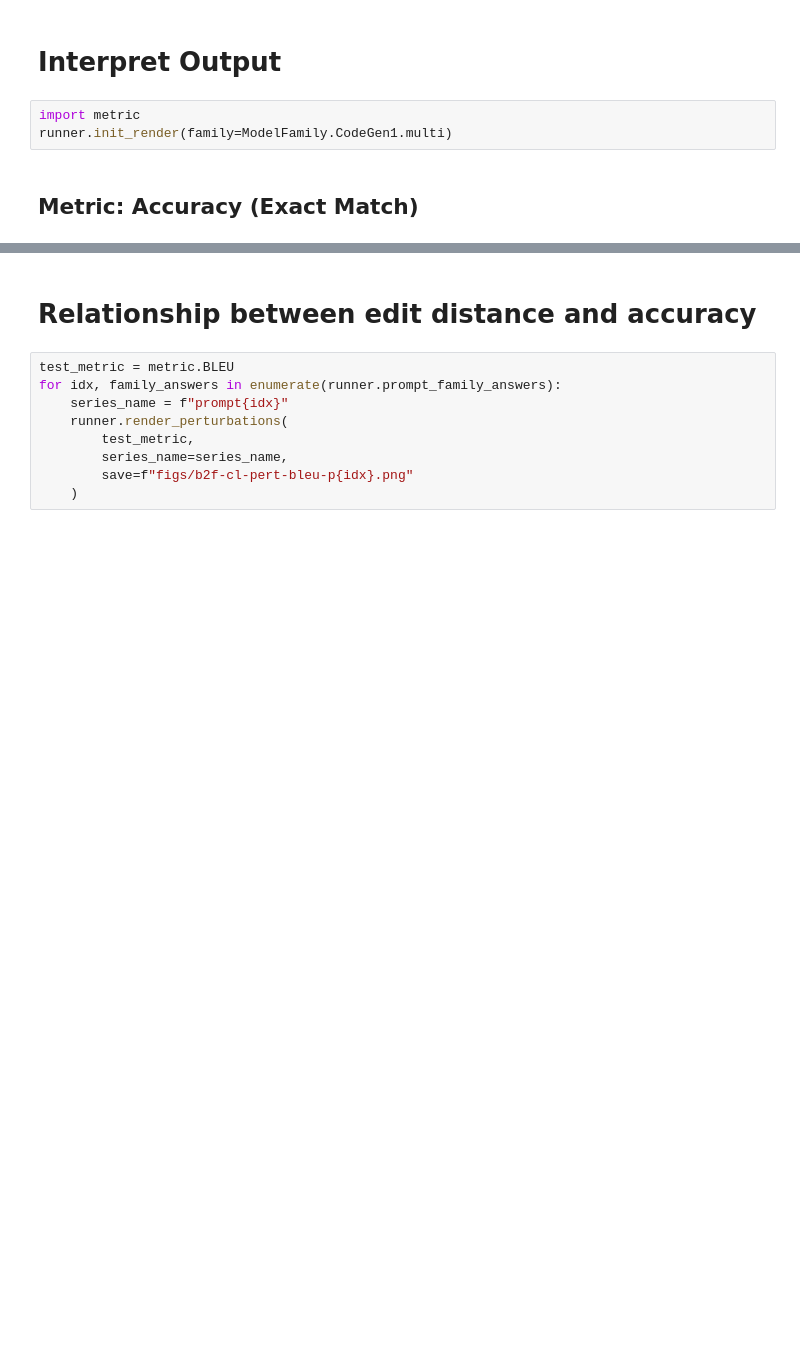
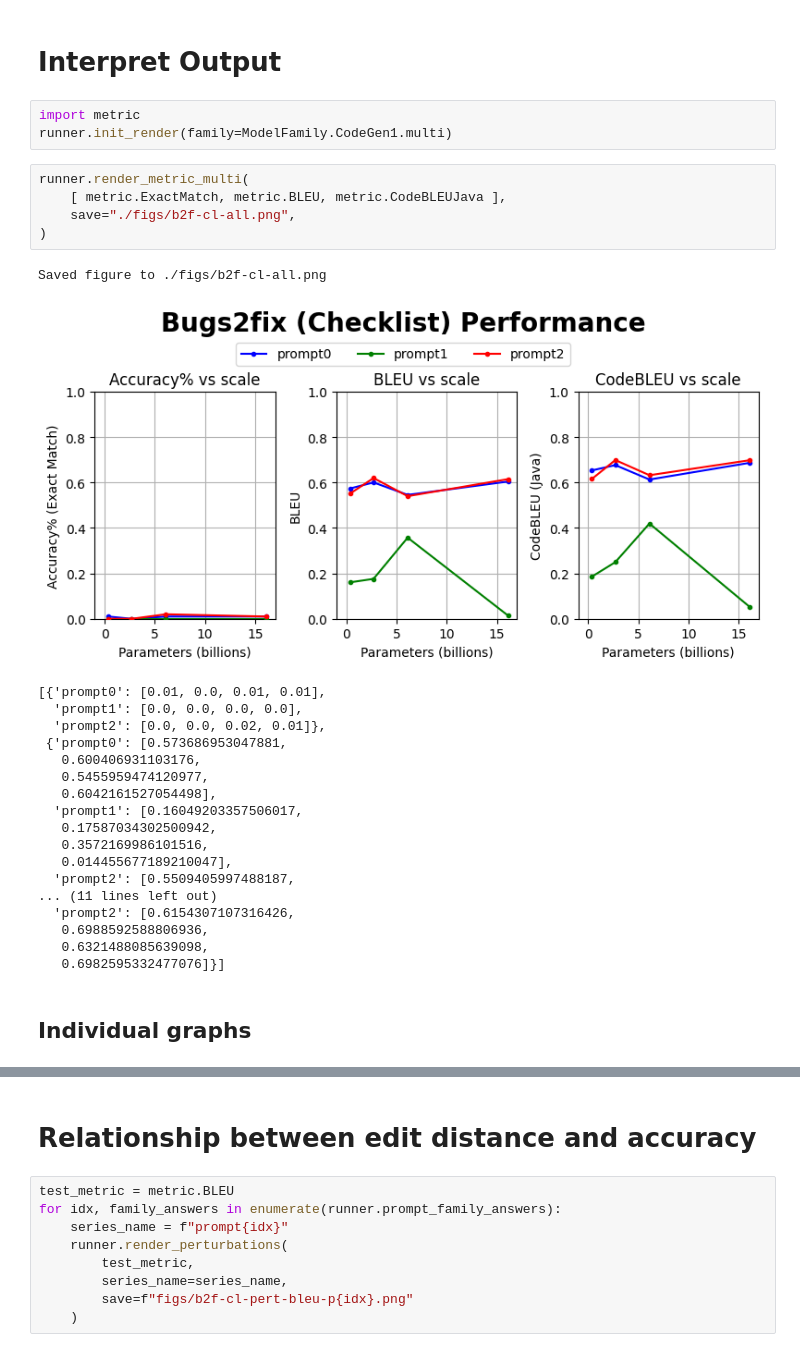
Before and after one commit to WM-SEMERU/emergent-capabilities, a Jupyter notebook: bugs2fix-checklist.ipynb, the cells around one changed output, grey strips where cells are left out. Cells and saved outputs as stored; diff of their text form; blank space fills up the shorter version.

Commit message:
update graphs and tables

```diff
--- a/bugs2fix-checklist.ipynb
+++ b/bugs2fix-checklist.ipynb
@@ -199,7 +199,32 @@ No new cases necessary to generate, not loading model
 # %%
 import metric
 runner.init_render(family=ModelFamily.CodeGen1.multi)
+# %%
+runner.render_metric_multi(
+    [ metric.ExactMatch, metric.BLEU, metric.CodeBLEUJava ],
+    save="./figs/b2f-cl-all.png",
+)
+# %% [output]
+Saved figure to ./figs/b2f-cl-all.png
+[figure, added]
+[{'prompt0': [0.01, 0.0, 0.01, 0.01],
+  'prompt1': [0.0, 0.0, 0.0, 0.0],
+  'prompt2': [0.0, 0.0, 0.02, 0.01]},
+ {'prompt0': [0.573686953047881,
+   0.600406931103176,
+   0.5455959474120977,
+   0.6042161527054498],
+  'prompt1': [0.16049203357506017,
+   0.17587034302500942,
+   0.3572169986101516,
+   0.014455677189210047],
+  'prompt2': [0.5509405997488187,
+... (11 lines left out)
+  'prompt2': [0.6154307107316426,
+   0.6988592588806936,
+   0.6321488085639098,
+   0.6982595332477076]}]
 # %% [markdown]
-## Metric: Accuracy (Exact Match)
+## Individual graphs
 # %%
 runner.render_metric(metric.ExactMatch, save="./figs/b2f-cl-1.png")
```
Also changed, not shown: parts of 5 cells of this notebook, 20 other files.
